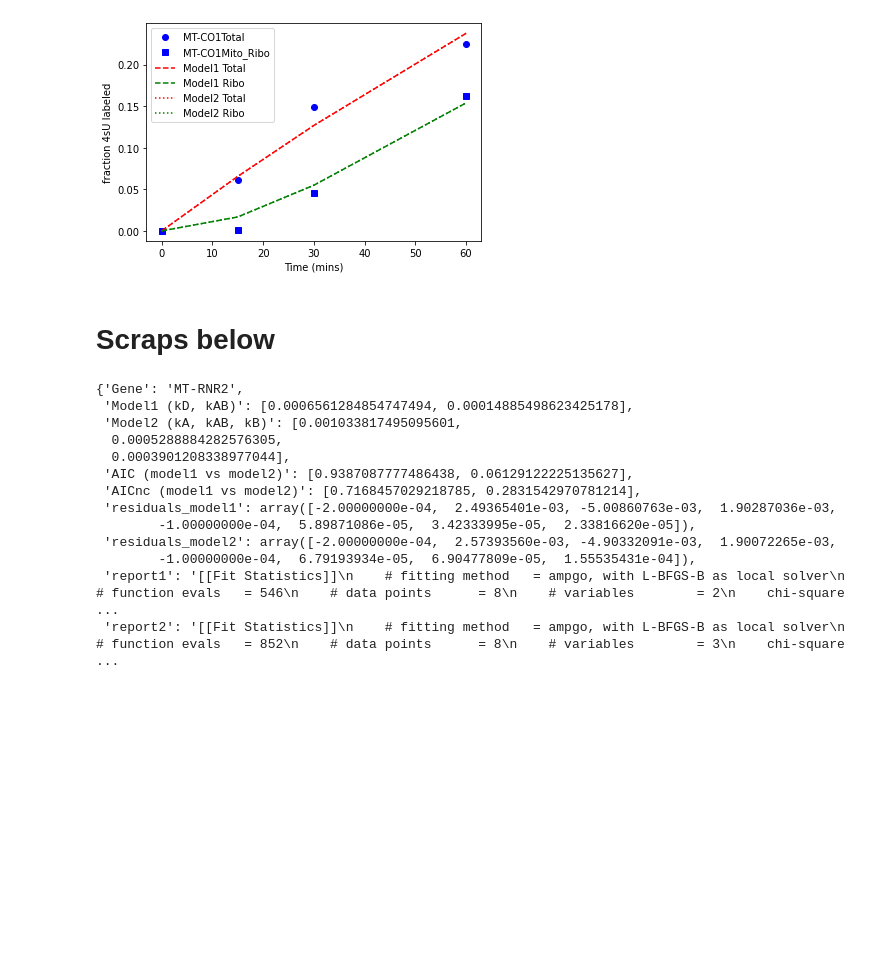
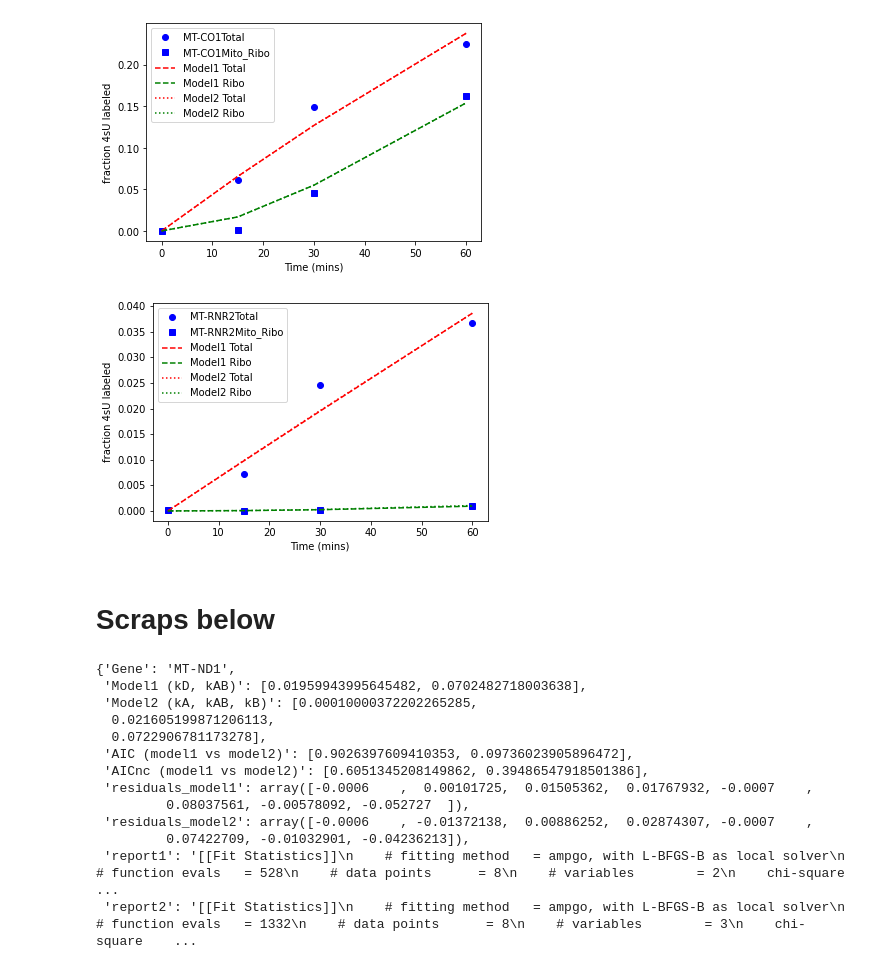
Before and after one commit to churchmanlab/mitoRNA_kinetics, a Jupyter notebook: TwoState_mitoIP_RNAdegradation_fitting_v3.ipynb, the cells around one changed output. Drawn from its saved outputs; the diff is of its cells as text; code cells hidden in the pictures; blank space fills up the shorter version.

```diff
--- a/TwoState_mitoIP_RNAdegradation_fitting_v3.ipynb
+++ b/TwoState_mitoIP_RNAdegradation_fitting_v3.ipynb
@@ -236,6 +236,10 @@ plot_model('MT-CO1')
 [figure]
 [figure]
 [figure]
+# %%
+plot_model('MT-RNR2')
+# %% [output]
+[figure, added]
 # %% [markdown]
 # Scraps below
 # %%
@@ -249,20 +253,20 @@ plot_model('MT-CO1')
 #                                              "Fit report model1",
 #                                              "Fit report model2"])
 # %%
-symbol = 'MT-RNR2'
+symbol = 'MT-ND1'
 _ , plot_outcomes = get_output_data(symbol)
 plot_outcomes
 # %% [output]
-{'Gene': 'MT-RNR2',
- 'Model1 (kD, kAB)': [0.0006561284854747494, 0.00014885498623425178],
- 'Model2 (kA, kAB, kB)': [0.001033817495095601,
-  0.0005288884282576305,
-  0.0003901208338977044],
- 'AIC (model1 vs model2)': [0.9387087777486438, 0.06129122225135627],
- 'AICnc (model1 vs model2)': [0.7168457029218785, 0.2831542970781214],
- 'residuals_model1': array([-2.00000000e-04,  2.49365401e-03, -5.00860763e-03,  1.90287036e-03,
-        -1.00000000e-04,  5.89871086e-05,  3.42333995e-05,  2.33816620e-05]),
- 'residuals_model2': array([-2.00000000e-04,  2.57393560e-03, -4.90332091e-03,  1.90072265e-03,
-        -1.00000000e-04,  6.79193934e-05,  6.90477809e-05,  1.55535431e-04]),
- 'report1': '[[Fit Statistics]]\n    # fitting method   = ampgo, with L-BFGS-B as local solver\n    # function evals   = 546\n    # data points      = 8\n    # variables        = 2\n    chi-square     ...
- 'report2': '[[Fit Statistics]]\n    # fitting method   = ampgo, with L-BFGS-B as local solver\n    # function evals   = 852\n    # data points      = 8\n    # variables        = 3\n    chi-square     ...
+{'Gene': 'MT-ND1',
+ 'Model1 (kD, kAB)': [0.01959943995645482, 0.0702482718003638],
+ 'Model2 (kA, kAB, kB)': [0.00010000372202265285,
+  0.021605199871206113,
+  0.0722906781173278],
+ 'AIC (model1 vs model2)': [0.9026397609410353, 0.09736023905896472],
+ 'AICnc (model1 vs model2)': [0.6051345208149862, 0.39486547918501386],
+ 'residuals_model1': array([-0.0006    ,  0.00101725,  0.01505362,  0.01767932, -0.0007    ,
+         0.08037561, -0.00578092, -0.052727  ]),
+ 'residuals_model2': array([-0.0006    , -0.01372138,  0.00886252,  0.02874307, -0.0007    ,
+         0.07422709, -0.01032901, -0.04236213]),
+ 'report1': '[[Fit Statistics]]\n    # fitting method   = ampgo, with L-BFGS-B as local solver\n    # function evals   = 528\n    # data points      = 8\n    # variables        = 2\n    chi-square     ...
+ 'report2': '[[Fit Statistics]]\n    # fitting method   = ampgo, with L-BFGS-B as local solver\n    # function evals   = 1332\n    # data points      = 8\n    # variables        = 3\n    chi-square    ...
```
Also changed, not shown: parts of 5 cells of this notebook, 2 other files.
